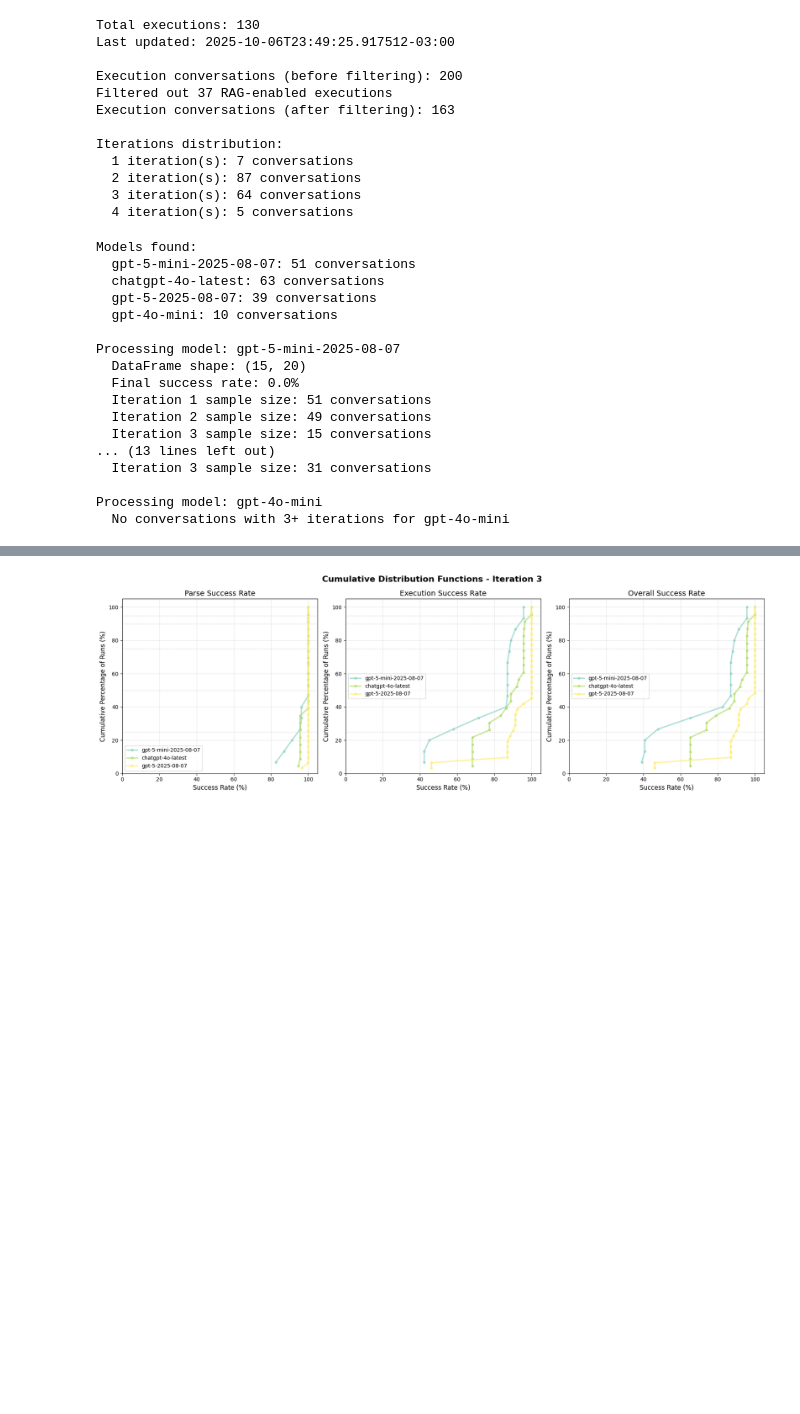
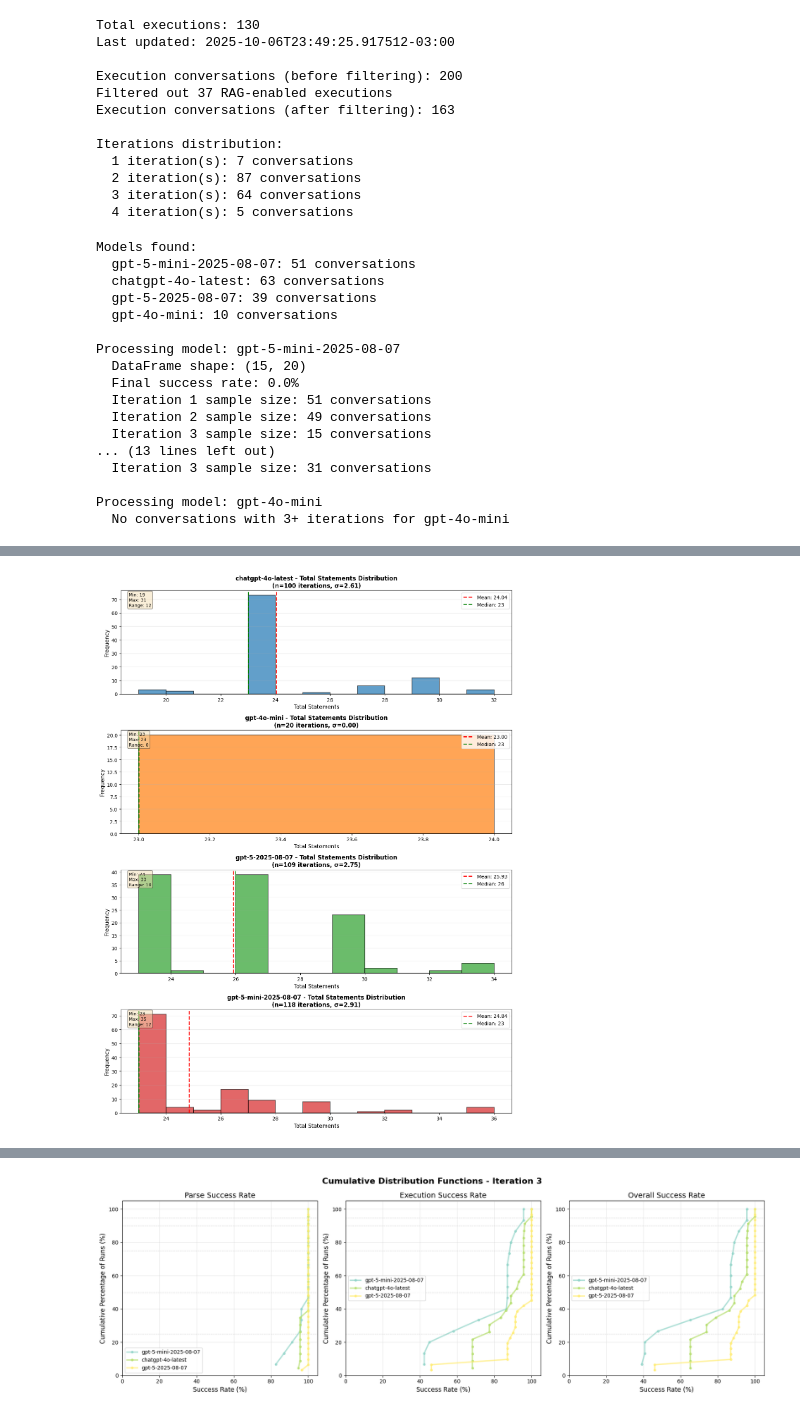
Before and after one commit to sDaners/tesis, a Jupyter notebook: graphs.ipynb, the cells around one changed output, grey strips where cells are left out. Drawn from its saved outputs; the diff is of its cells as text; code cells hidden in the pictures; blank space fills up the shorter version.

Commit message:
More graphs

```diff
--- a/graphs.ipynb
+++ b/graphs.ipynb
@@ -391,0 +392,78 @@ else:
+# %%
+# Histogram of total_statements distribution for each model across ALL iterations
+
+# Collect total_statements from all iterations for each model
+model_statements_all = defaultdict(list)
+
+for conv_id, execution in executions.items():
+    model = execution.get('model', 'chatgpt-4o-latest')
+
+    # Get total_statements from ALL iterations
+    if execution.get('iteration_results'):
+        for iteration in execution['iteration_results']:
+            total_stmts = iteration.get('total_statements', 0)
+            model_statements_all[model].append(total_stmts)
+
+# Create figure with subplots for each model
+models = sorted(model_statements_all.keys())
+n_models = len(models)
+fig, axes = plt.subplots(n_models, 1, figsize=(12, 4*n_models))
+
+# Handle case of single model (axes won't be an array)
+if n_models == 1:
+    axes = [axes]
+
+# Create histogram for each model
+colors = ['#1f77b4', '#ff7f0e', '#2ca02c', '#d62728', '#9467bd']
+
+for idx, (model, ax) in enumerate(zip(models, axes)):
+    statements = model_statements_all[model]
+
+    # Calculate statistics
+    mean_val = np.mean(statements)
+    median_val = np.median(statements)
+    std_val = np.std(statements)
+
+    # Create histogram
+    n, bins, patches = ax.hist(statements, bins=range(min(statements), max(statements) + 2),
+                               alpha=0.7, color=colors[idx % len(colors)], edgecolor='black', linewidth=1.2)
+
+    # Add vertical lines for mean and median
+    ax.axvline(mean_val, color='red', linestyle='--', linewidth=2, label=f'Mean: {mean_val:.2f}')
+    ax.axvline(median_val, color='green', linestyle='--', linewidth=2, label=f'Median: {median_val:.0f}')
+
+    # Set title and labels
+    ax.set_title(f'{model} - Total Statements Distribution\n'
+                 f'(n={len(statements)} iterations, σ={std_val:.2f})',
+                 fontsize=12, fontweight='bold')
+    ax.set_xlabel('Total Statements', fontsize=11)
+    ax.set_ylabel('Frequency', fontsize=11)
+    ax.legend(loc='upper right', fontsize=10)
+    ax.grid(True, alpha=0.3, axis='y')
+
+    # Add statistics text box
+    stats_text = f'Min: {min(statements)}\nMax: {max(statements)}\nRange: {max(statements) - min(statements)}'
+    ax.text(0.02, 0.98, stats_text, transform=ax.transAxes,
+            verticalalignment='top', bbox=dict(boxstyle='round', facecolor='wheat', alpha=0.5),
+            fontsize=9)
+
+plt.tight_layout()
+plt.show()
+
+# Print summary statistics
+print("=" * 80)
+print("Total Statements Distribution Summary (All Iterations)")
+print("=" * 80)
+for model in models:
+    statements = model_statements_all[model]
+    print(f"\n{model}:")
+    print(f"  Total iterations: {len(statements)}")
+    print(f"  Mean: {np.mean(statements):.2f}")
+    print(f"  Median: {np.median(statements):.0f}")
+    print(f"  Std Dev: {np.std(statements):.2f}")
+    print(f"  Min: {min(statements)}")
+    print(f"  Max: {max(statements)}")
+    print(f"  Range: {max(statements) - min(statements)}")
+    print(f"  Variance: {np.var(statements):.2f}")
+# %% [output]
+[figure, added]
```
Also changed, not shown: parts of 3 cells of this notebook.
